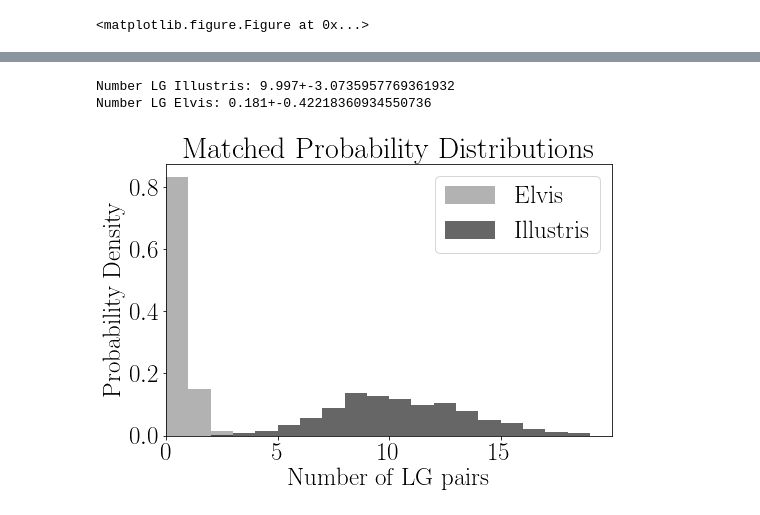
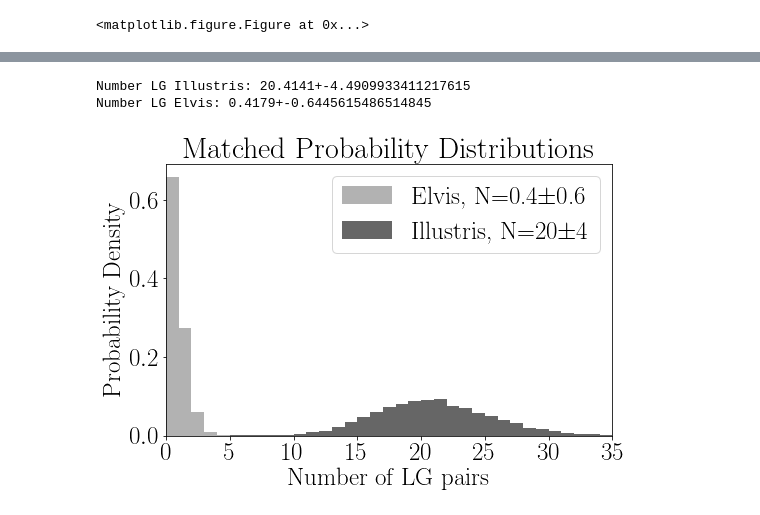
Before and after one commit to astroandes/SatelliteShapeLG, a Jupyter notebook: code/covariances.ipynb, the cells around one changed output, grey strips where cells are left out. Drawn from its saved outputs; the diff is of its cells as text; code cells hidden in the pictures.

```diff
--- a/code/covariances.ipynb
+++ b/code/covariances.ipynb
@@ -283,6 +283,6 @@ plt.savefig(filename, bbox_inches='tight')
 # %%
 def number_LG(sim_cov_M31, sim_mean_M31, sim_cov_MW, sim_mean_MW, obs_M31, obs_MW, n_sample=20):
-    n_try = 1000
+    n_try = 10000
     n_out = np.ones(n_try)
     n_out_swap = np.ones(n_try)
 
@@ -304,36 +304,41 @@ def number_LG(sim_cov_M31, sim_mean_M31, sim_cov_MW, sim_mean_MW, obs_M31, obs_M
 # %%
 n_out_list_elvis = number_LG(cov_elvis_M31['covariance'], cov_elvis_M31['mean'],
              cov_elvis_MW['covariance'], cov_elvis_MW['mean'],
-             M31_obs['data_obs'], MW_obs['data_obs'], n_sample=50000)
+             M31_obs['data_obs'], MW_obs['data_obs'], n_sample=100000)
 n_out_list_illustris = number_LG(cov_illustris_M31['covariance'], cov_illustris_M31['mean'],
              cov_illustris_MW['covariance'], cov_illustris_MW['mean'],
-             M31_obs['data_obs'], MW_obs['data_obs'], n_sample=50000)
+             M31_obs['data_obs'], MW_obs['data_obs'], n_sample=100000)
 # %%
+mean_LG_illustris = np.mean(n_out_list_illustris['n_LG'])
+std_LG_illustris = np.std(n_out_list_illustris['n_LG'])
+mean_LG_elvis = np.mean(n_out_list_elvis['n_LG'])
+std_LG_elvis = np.std(n_out_list_elvis['n_LG'])
+print("Number LG Illustris: {}+-{}".format(mean_LG_illustris, std_LG_illustris))
+print("Number LG Elvis: {}+-{}".format(mean_LG_elvis, std_LG_elvis))
+
 plt.figure(figsize=(8,5))
 plt.rc('text', usetex=True,)
 plt.rc('font', family='serif', size=25)
 
-a = plt.hist(n_out_list_elvis['n_LG'], bins=np.arange(0,20,1),
-             normed=True, label=r'Elvis', alpha=0.3, color='black')
+a = plt.hist(n_out_list_elvis['n_LG'], bins=np.arange(0,40,1),
+             normed=True, label=r'Elvis, N={:.1f}$\pm${:.1f}'.format(mean_LG_elvis, std_LG_elvis),
+             alpha=0.3, color='black')
 
-a = plt.hist(n_out_list_illustris['n_LG'], bins=np.arange(0,20,1),
-             normed=True, label=r'Illustris', alpha=0.6, color='black')
+a = plt.hist(n_out_list_illustris['n_LG'], bins=np.arange(0,40,1),
+             normed=True, label=r'Illustris, N={:.0f}$\pm${:.0f}'.format(mean_LG_illustris, std_LG_illustris),
+             alpha=0.6, color='black')
 
 plt.legend()
 plt.xlabel('Number of LG pairs')
 plt.ylabel('Probability Density')
-a = plt.xticks(np.arange(0,20,5))
-plt.xlim([0,20])
+a = plt.xticks(np.arange(0,40,5))
+plt.xlim([0,35])
 plt.title("Matched Probability Distributions")
 
 filename = "../paper/expected_numbers.pdf"
 plt.savefig(filename, bbox_inches='tight')
-print("Number LG Illustris: {}+-{}".format(np.mean(n_out_list_illustris['n_LG']),
-                                           np.std(n_out_list_illustris['n_LG'])))
-print("Number LG Elvis: {}+-{}".format(np.mean(n_out_list_elvis['n_LG']),
-                                           np.std(n_out_list_elvis['n_LG'])))
 # %% [output]
-Number LG Illustris: 9.997+-3.0735957769361932
-Number LG Elvis: 0.181+-0.42218360934550736
+Number LG Illustris: 20.4141+-4.4909933411217615
+Number LG Elvis: 0.4179+-0.6445615486514845
-[figure, old version]
+[figure, new version]
 # %%
```
Also changed, not shown: parts of 5 cells of this notebook.
